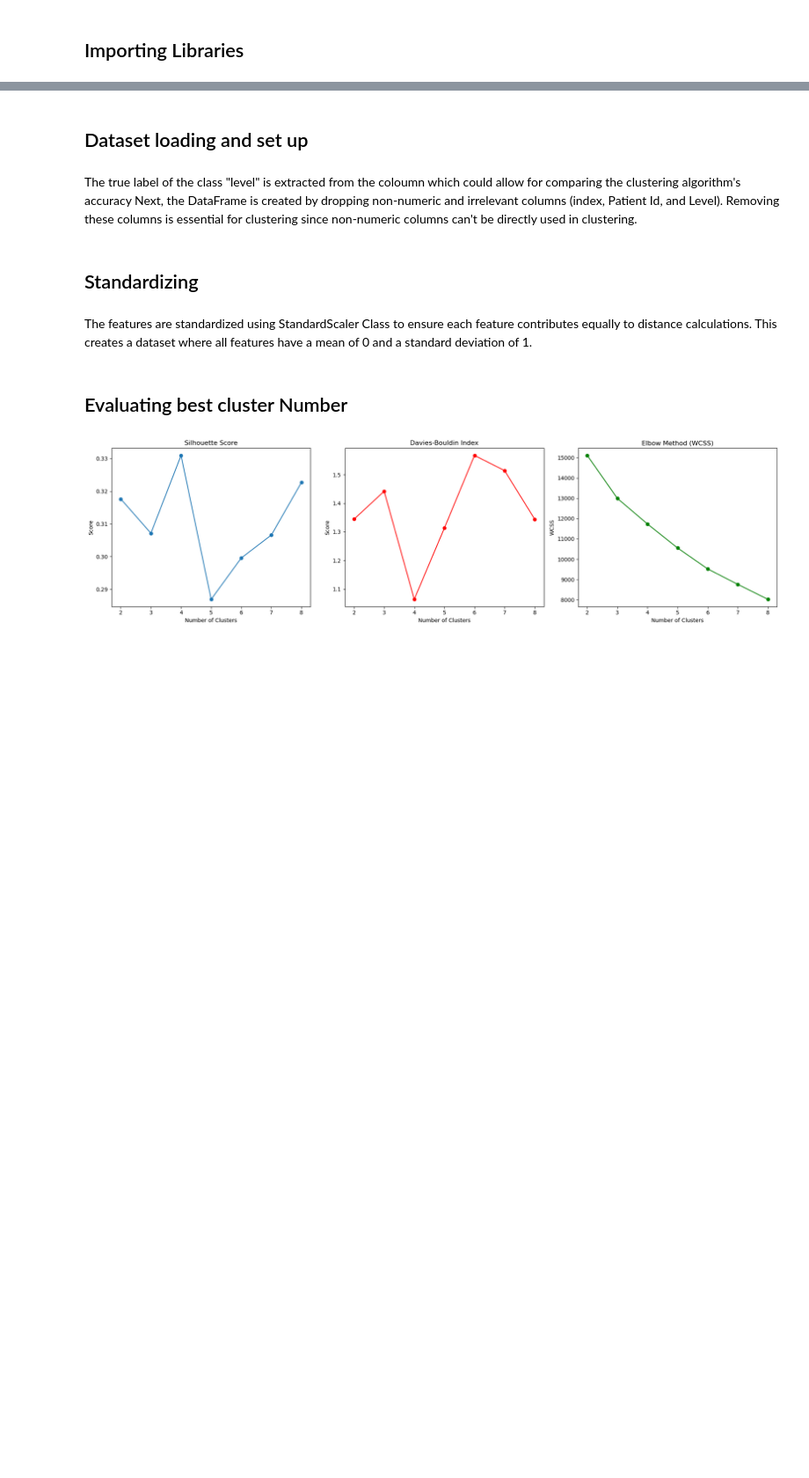
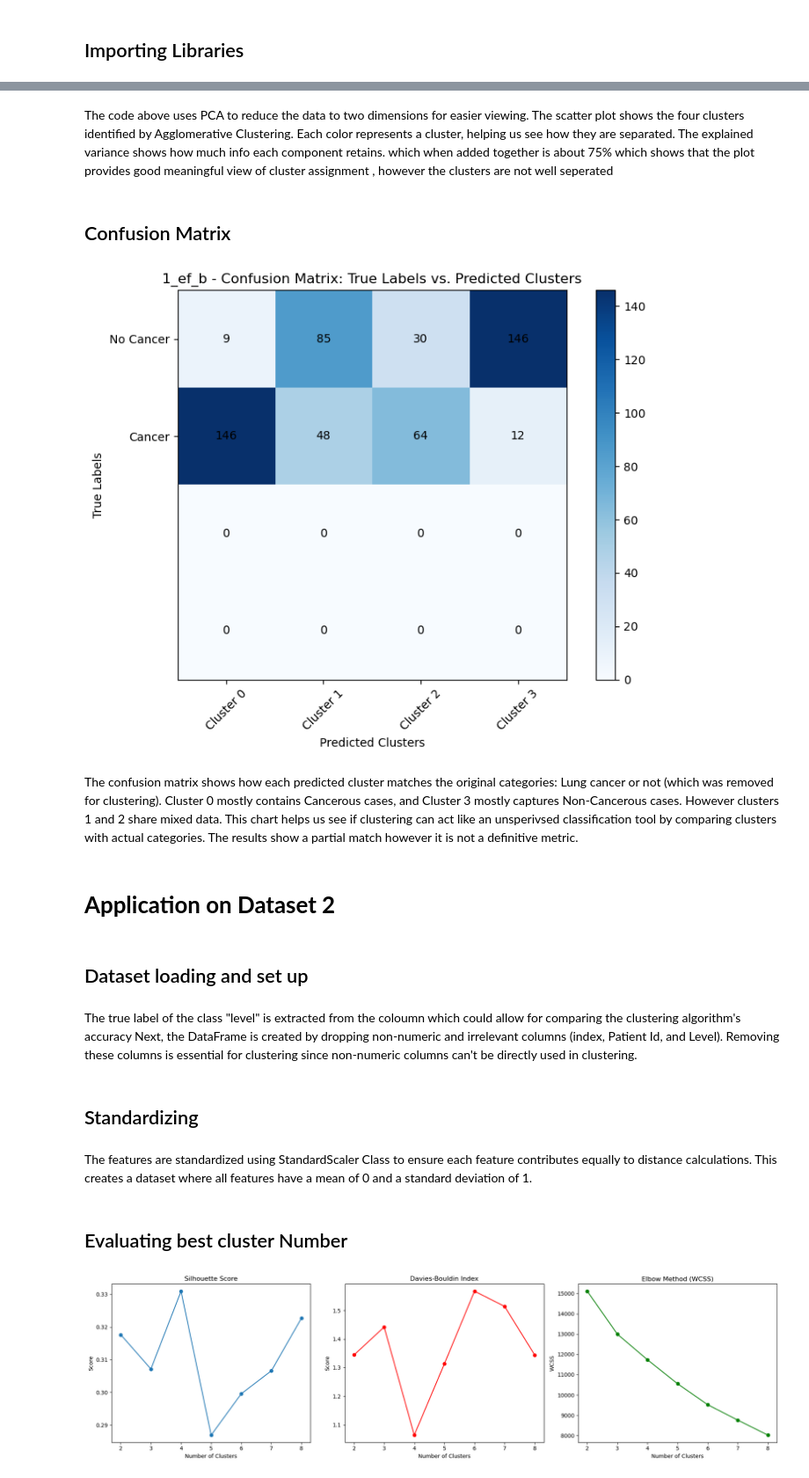
Before and after one commit to machine-learning-hwu-project/Dubai_UG_11, a Jupyter notebook: clustering/hierarchical clustering/Hierarchal_clustering.ipynb, the cells around one changed output, grey strips where cells are left out. Shown: that part at 88% size. Drawn from its saved outputs; the diff is of its cells as text; code cells hidden in the pictures; blank space fills up the shorter version.

```diff
--- a/clustering/hierarchical clustering/Hierarchal_clustering.ipynb
+++ b/clustering/hierarchical clustering/Hierarchal_clustering.ipynb
@@ -20,3 +182,33 @@ from sklearn.cluster import AgglomerativeClustering
+# %% [markdown]
+The code above uses PCA to reduce the data to two dimensions for easier viewing. The scatter plot shows the four clusters identified by Agglomerative Clustering. Each color represents a cluster, helping us see how they are separated. The explained variance shows how much info each component retains. which when added together is about 75% which shows that the plot provides good meaningful view of cluster assignment , however the clusters are not well seperated
+# %% [markdown]
+## Confusion Matrix
+# %%
+cm_1_ef_b = confusion_matrix(true_labels_1_ef_b, final_labels_1_ef_b)
+cluster_labels = [f'Cluster {i}' for i in range(optimal_clusters)]
+true_class_labels = ['No Cancer', 'Cancer']
+
+plt.figure(figsize=(8, 6))
+plt.imshow(cm_1_ef_b, interpolation='nearest', cmap='Blues')
+plt.title("1_ef_b - Confusion Matrix: True Labels vs. Predicted Clusters")
+plt.colorbar()
+plt.xticks(np.arange(optimal_clusters), cluster_labels, rotation=45)
+plt.yticks(np.arange(len(true_class_labels)), true_class_labels)
+
+for i in range(cm_1_ef_b.shape[0]):
+    for j in range(cm_1_ef_b.shape[1]):
+        plt.text(j, i, format(cm_1_ef_b[i, j], 'd'), ha="center", va="center", color="black")
+
+plt.xlabel("Predicted Clusters")
+plt.ylabel("True Labels")
+plt.tight_layout()
+plt.show()
+# %% [output]
+[figure, added]
+# %% [markdown]
+The confusion matrix shows how each predicted cluster matches the original categories: Lung cancer or not (which was removed for clustering). Cluster 0 mostly contains Cancerous cases, and Cluster 3 mostly captures Non-Cancerous cases. However clusters 1 and 2 share mixed data. This chart helps us see if clustering can act like an unsperivsed classification tool by comparing clusters with actual categories. The results show a partial match however it is not a definitive metric.
+# %% [markdown]
+# **Application on Dataset 2**
 # %% [markdown]
 ## Dataset loading and set up
 # %%
```
Also changed, not shown: parts of 21 cells of this notebook, 2 other files.
